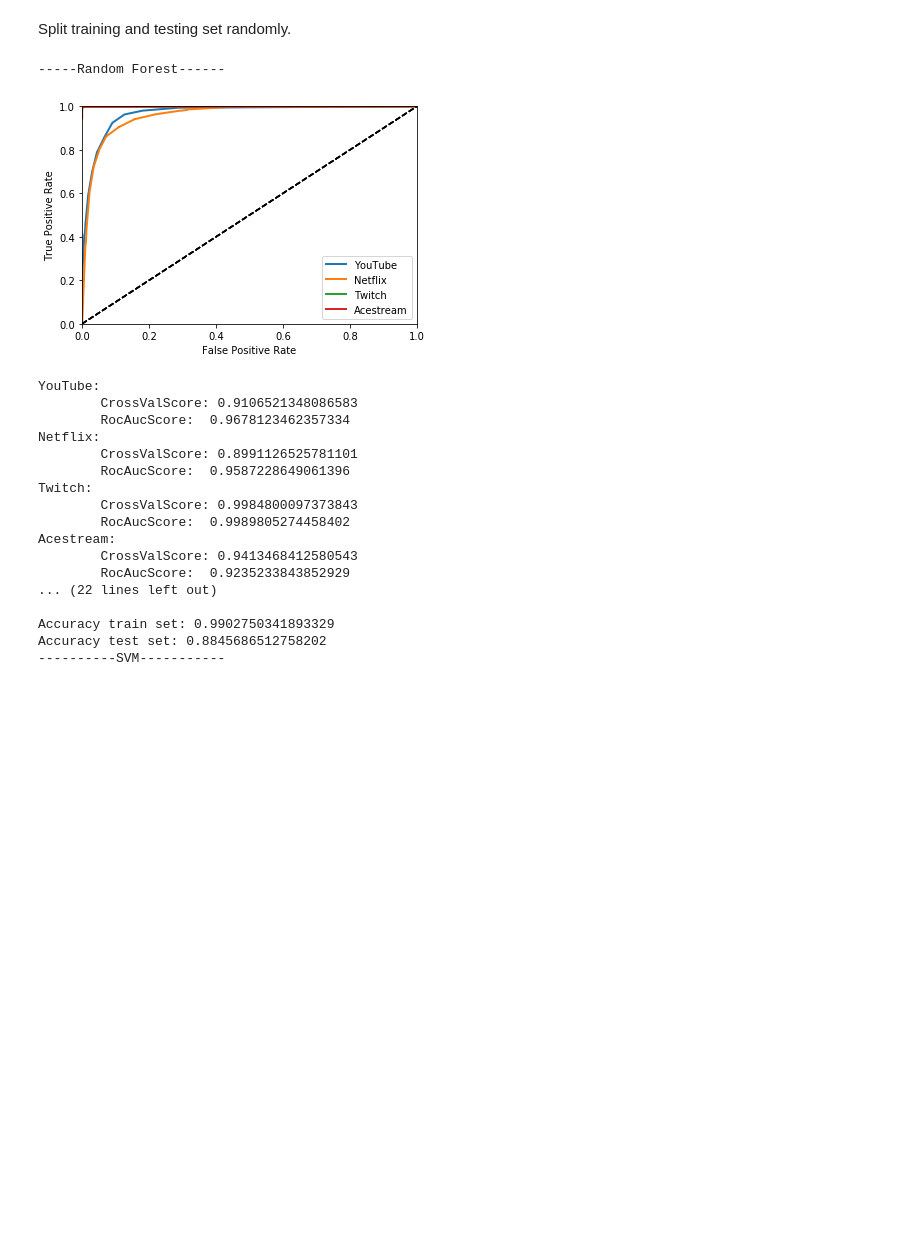
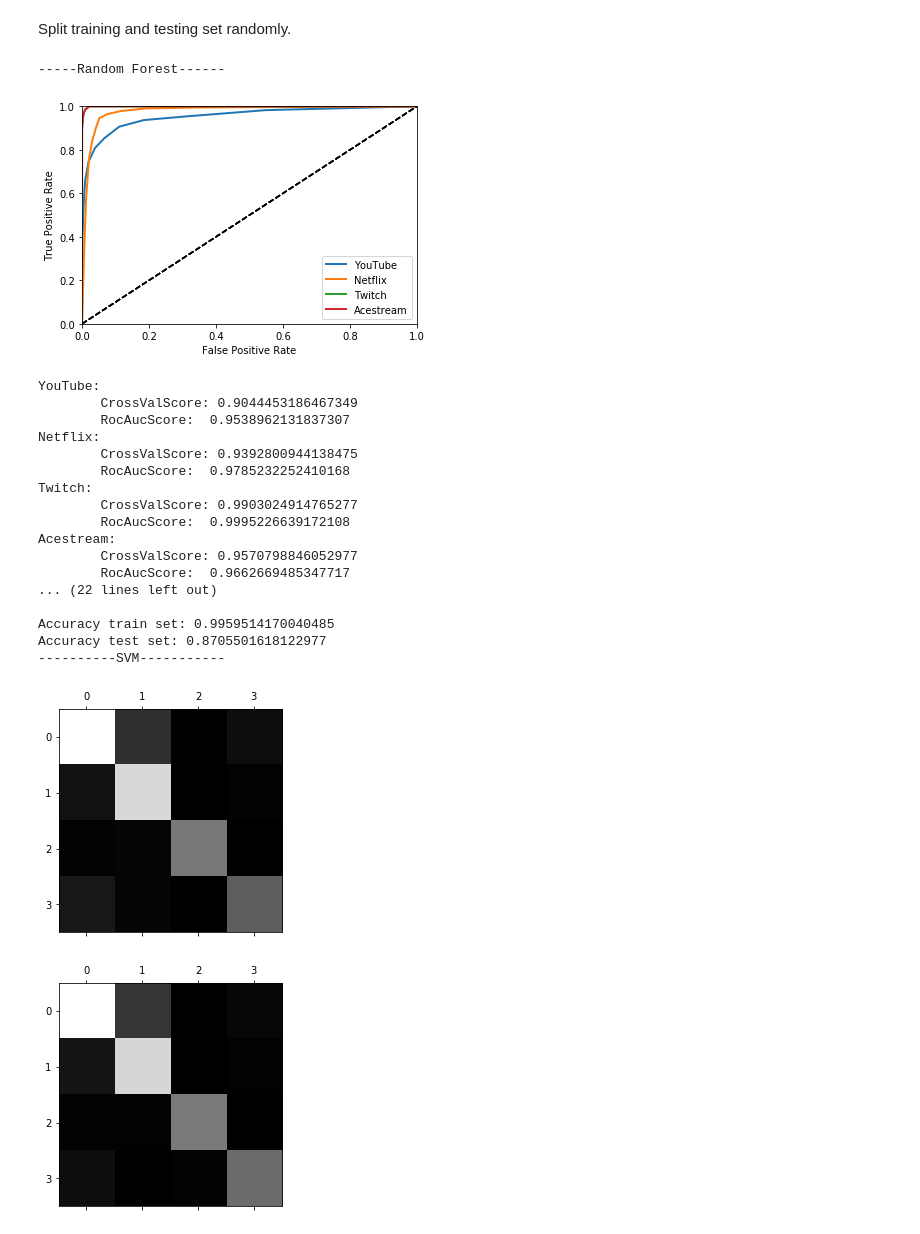
Before and after one commit to alagoa/application-identification, a Jupyter notebook: analysis/video_vs_video.ipynb, the cells around one changed output. Saved outputs shown, nothing was run; the diff lists cells and outputs as text; code cells hidden in the pictures; blank space fills up the shorter version.

```diff
--- a/analysis/video_vs_video.ipynb
+++ b/analysis/video_vs_video.ipynb
@@ -154,13 +162,3 @@ imputer.fit(dataset)
 dataset = pd.DataFrame(imputer.transform(dataset), columns=dataset.columns)
 # %% [markdown]
 Normalize features (if needed)
-# %%
-'''
-from sklearn.preprocessing import normalize
-# Normalize data
-dataset_no_label = dataset.loc[:, dataset.columns != 'label']
-
-#dataset = (dataset_no_label - dataset_no_label.mean()) / (dataset_no_label.max() - dataset_no_label.min())
-dataset_normalized = normalize(dataset_no_label)
-dataset = pd.DataFrame(dataset_normalized, columns=features)
-'''
@@ -169,11 +165,30 @@ dataset = pd.DataFrame(dataset_normalized, columns=features)
+# %%
+
+from sklearn.preprocessing import StandardScaler
+import numpy as np
+
+labels = dataset['label']
+dataset_no_label = dataset.loc[:, dataset.columns != 'label']
+to_scale = dataset_no_label
+scaler = StandardScaler()
+scaled = scaler.fit_transform(to_scale)
+
+dataset = pd.DataFrame(scaled)
+#joblib.dump(scaler, '../models/std_scaler_' + sampling_interval + '_' + str(sample_size) + '.sav')
+dataset['label'] = labels
 # %% [markdown]
 Apply PCA
 # %%
 #PCA
-'''
+
 from sklearn.decomposition import PCA
+
+labels = dataset['label']
+dataset_no_label = dataset.loc[:, dataset.columns != 'label']
+
 pca = PCA(n_components=20)
-main_components = pca.fit_transform(dataset)
+main_components = pca.fit_transform(dataset_no_label)
 dataset = pd.DataFrame(data = main_components)
 dataset['label'] = labels
-'''
+
+dataset['label'].isna().any()
@@ -180,8 +197,3 @@ dataset['label'] = labels
-# %%
-from sklearn.preprocessing import Imputer
-imputer = Imputer(strategy="median")
-imputer.fit(dataset)
-dataset = pd.DataFrame(imputer.transform(dataset), columns=dataset.columns)
 # %% [markdown]
 Split training and testing set randomly.
 # %%
@@ -380,7 +456,6 @@ print("----------SVM-----------")
 svm = SVC(random_state=42, probability=True)
 do_test_svm(svm)
 
-'''
 
 print("----------Knn-----------")
 knn = KNeighborsClassifier()
@@ -394,51 +469,50 @@ do_test_knn(nn)
 print("--------AdaBoost Random Forest--------")
 
 rf = RandomForestClassifier(bootstrap=True, class_weight=None, criterion='entropy', max_depth=9,
                             max_features='log2', max_leaf_nodes=None, min_impurity_decrease=0.0,
                             min_impurity_split=None, min_samples_leaf=1, min_samples_split=2,
                             min_weight_fraction_leaf=0.0, n_estimators=30, n_jobs=1, oob_score=False,
                             random_state=42, verbose=0, warm_start=False)
 
 ada_clf = AdaBoostClassifier(
     rf,
     algorithm="SAMME.R", learning_rate=0.5
 )
 do_test_forest(ada_clf)
 
 print("---------Decision Tree------")
 dt = DecisionTreeClassifier(random_state=42)
 
 do_test_forest(dt)
 
 print("--------AdaBoost Decision Tree--------")
 
 dt = DecisionTreeClassifier(random_state=42)
 
 ada_clf = AdaBoostClassifier(
     dt,
     algorithm="SAMME.R", learning_rate=0.5
 )
 do_test_forest(ada_clf)
-
-
-'''
 # %% [output]
 -----Random Forest------
-[figure, old version]
+[figure, new version]
 YouTube:
-        CrossValScore: 0.9106521348086583
-        RocAucScore:  0.9678123462357334
+        CrossValScore: 0.9044453186467349
+        RocAucScore:  0.9538962131837307
 Netflix:
-        CrossValScore: 0.8991126525781101
-        RocAucScore:  0.9587228649061396
+        CrossValScore: 0.9392800944138475
+        RocAucScore:  0.9785232252410168
 Twitch:
-        CrossValScore: 0.9984800097373843
-        RocAucScore:  0.9989805274458402
+        CrossValScore: 0.9903024914765277
+        RocAucScore:  0.9995226639172108
 Acestream:
-        CrossValScore: 0.9413468412580543
-        RocAucScore:  0.9235233843852929
+        CrossValScore: 0.9570798846052977
+        RocAucScore:  0.9662669485347717
 ... (22 lines left out)
 
-Accuracy train set: 0.9902750341893329
-Accuracy test set: 0.8845686512758202
+Accuracy train set: 0.9959514170040485
+Accuracy test set: 0.8705501618122977
 ----------SVM-----------
+[figure, added]
+[figure, added]
```
Also changed, not shown: parts of 10 cells of this notebook, 16 other files.
